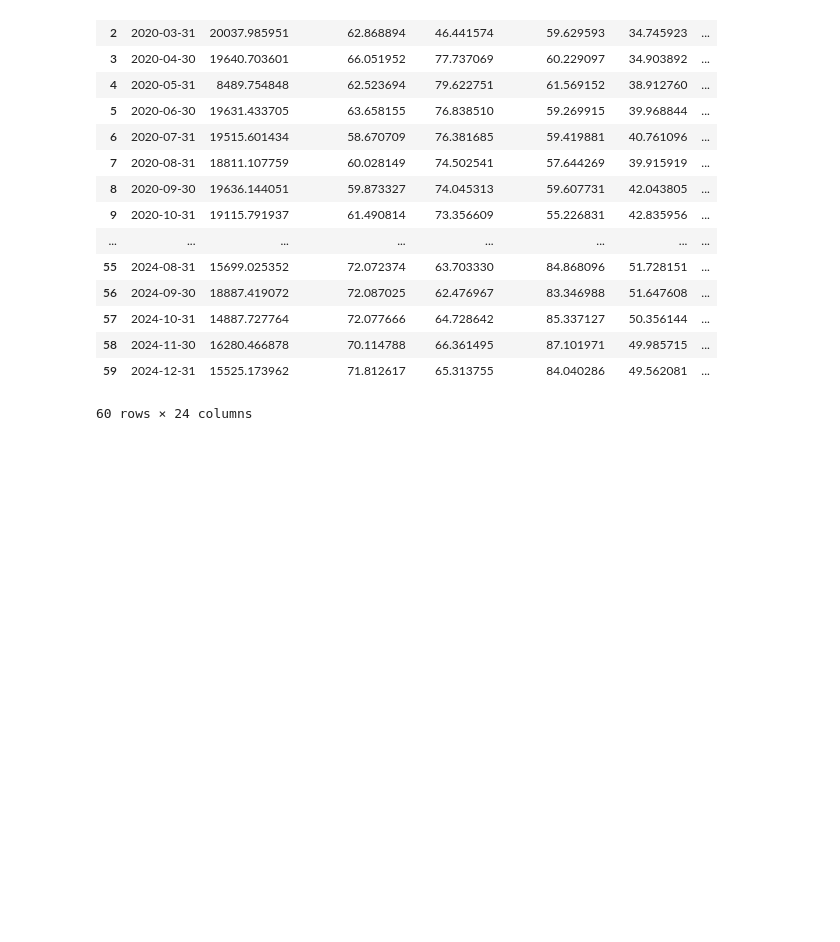
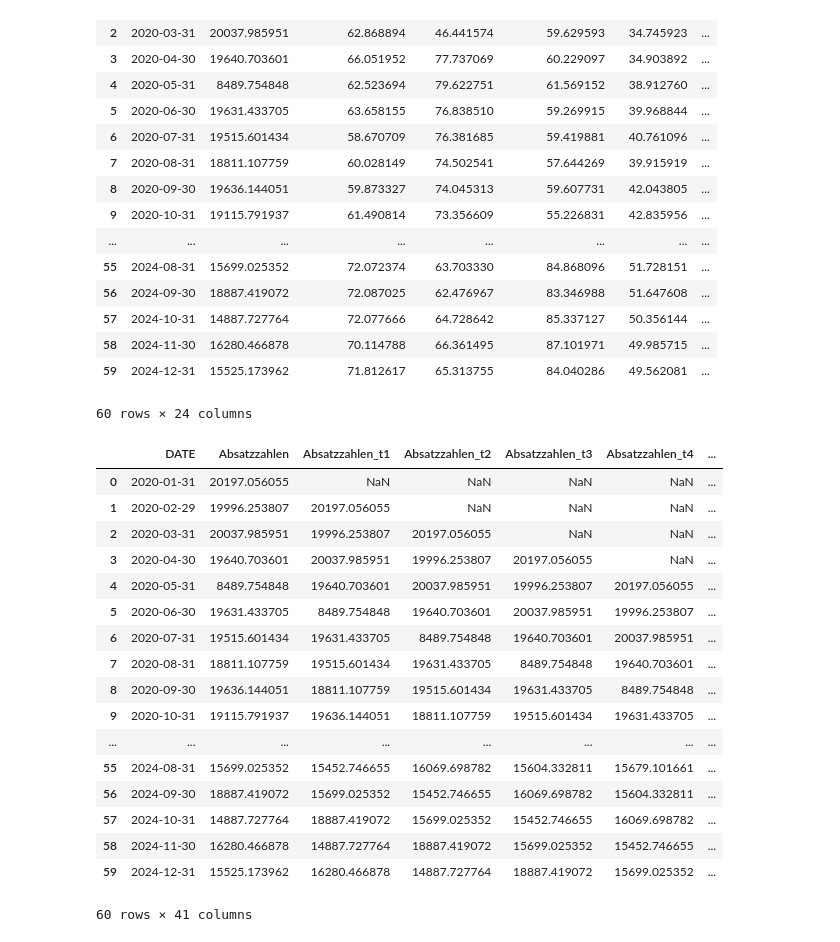
Before and after one commit to Philipp-Manhart/PA-II, a Jupyter notebook: code.ipynb, the cells around one changed output. Drawn from its saved outputs; the diff is of its cells as text; code cells hidden in the pictures; blank space fills up the shorter version.

```diff
--- a/code.ipynb
+++ b/code.ipynb
@@ -81,2 +78,34 @@ df_sa
+# %%
+# feature engineering
+df_fe = df_sa.copy()
+df_fe["DATE"] = pd.to_datetime(df_fe["DATE"])
+
+# Create lagged features
+# Create lagged features and insert them after 'Absatzzahlen'
+absatz_idx = df_fe.columns.get_loc('Absatzzahlen')
+for lag in range(1, 18):
+  col_name = f'Absatzzahlen_t{lag}'
+  df_fe.insert(absatz_idx + lag, col_name, df_fe['Absatzzahlen'].shift(lag))
+
+df_fe
+# %% [output]
+|  | DATE | Absatzzahlen | Absatzzahlen_t1 | Absatzzahlen_t2 | Absatzzahlen_t3 | Absatzzahlen_t4 | ... |
+| 0 | 2020-01-31 | 20197.056055 | NaN | NaN | NaN | NaN | ... |
+| 1 | 2020-02-29 | 19996.253807 | 20197.056055 | NaN | NaN | NaN | ... |
+| 2 | 2020-03-31 | 20037.985951 | 19996.253807 | 20197.056055 | NaN | NaN | ... |
+| 3 | 2020-04-30 | 19640.703601 | 20037.985951 | 19996.253807 | 20197.056055 | NaN | ... |
+| 4 | 2020-05-31 | 8489.754848 | 19640.703601 | 20037.985951 | 19996.253807 | 20197.056055 | ... |
+| 5 | 2020-06-30 | 19631.433705 | 8489.754848 | 19640.703601 | 20037.985951 | 19996.253807 | ... |
+| 6 | 2020-07-31 | 19515.601434 | 19631.433705 | 8489.754848 | 19640.703601 | 20037.985951 | ... |
+| 7 | 2020-08-31 | 18811.107759 | 19515.601434 | 19631.433705 | 8489.754848 | 19640.703601 | ... |
+| 8 | 2020-09-30 | 19636.144051 | 18811.107759 | 19515.601434 | 19631.433705 | 8489.754848 | ... |
+| 9 | 2020-10-31 | 19115.791937 | 19636.144051 | 18811.107759 | 19515.601434 | 19631.433705 | ... |
+| ... | ... | ... | ... | ... | ... | ... | ... |
+| 55 | 2024-08-31 | 15699.025352 | 15452.746655 | 16069.698782 | 15604.332811 | 15679.101661 | ... |
+| 56 | 2024-09-30 | 18887.419072 | 15699.025352 | 15452.746655 | 16069.698782 | 15604.332811 | ... |
+| 57 | 2024-10-31 | 14887.727764 | 18887.419072 | 15699.025352 | 15452.746655 | 16069.698782 | ... |
+| 58 | 2024-11-30 | 16280.466878 | 14887.727764 | 18887.419072 | 15699.025352 | 15452.746655 | ... |
+| 59 | 2024-12-31 | 15525.173962 | 16280.466878 | 14887.727764 | 18887.419072 | 15699.025352 | ... |
+60 rows × 41 columns
 # %%
 # modeling
```
Also changed, not shown: parts of 6 cells of this notebook, 1 other file.
